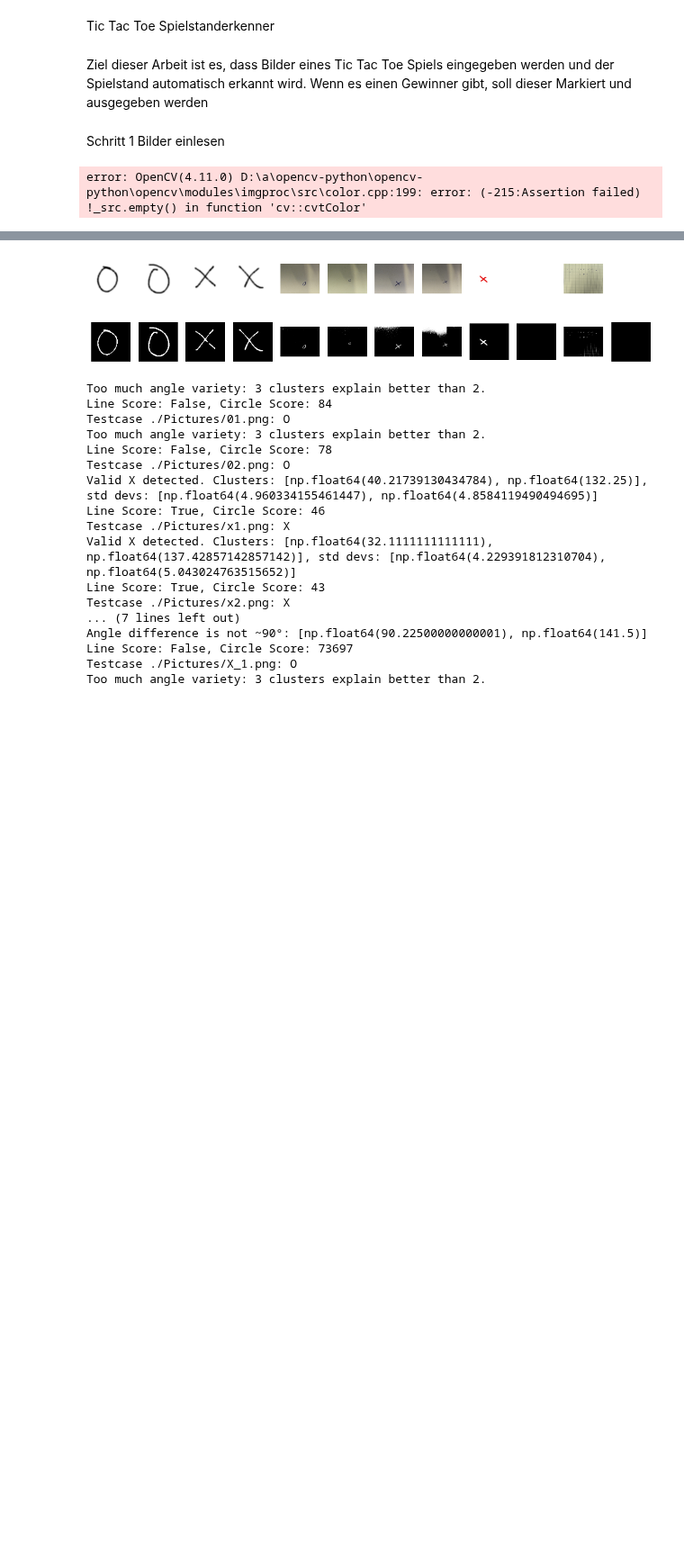
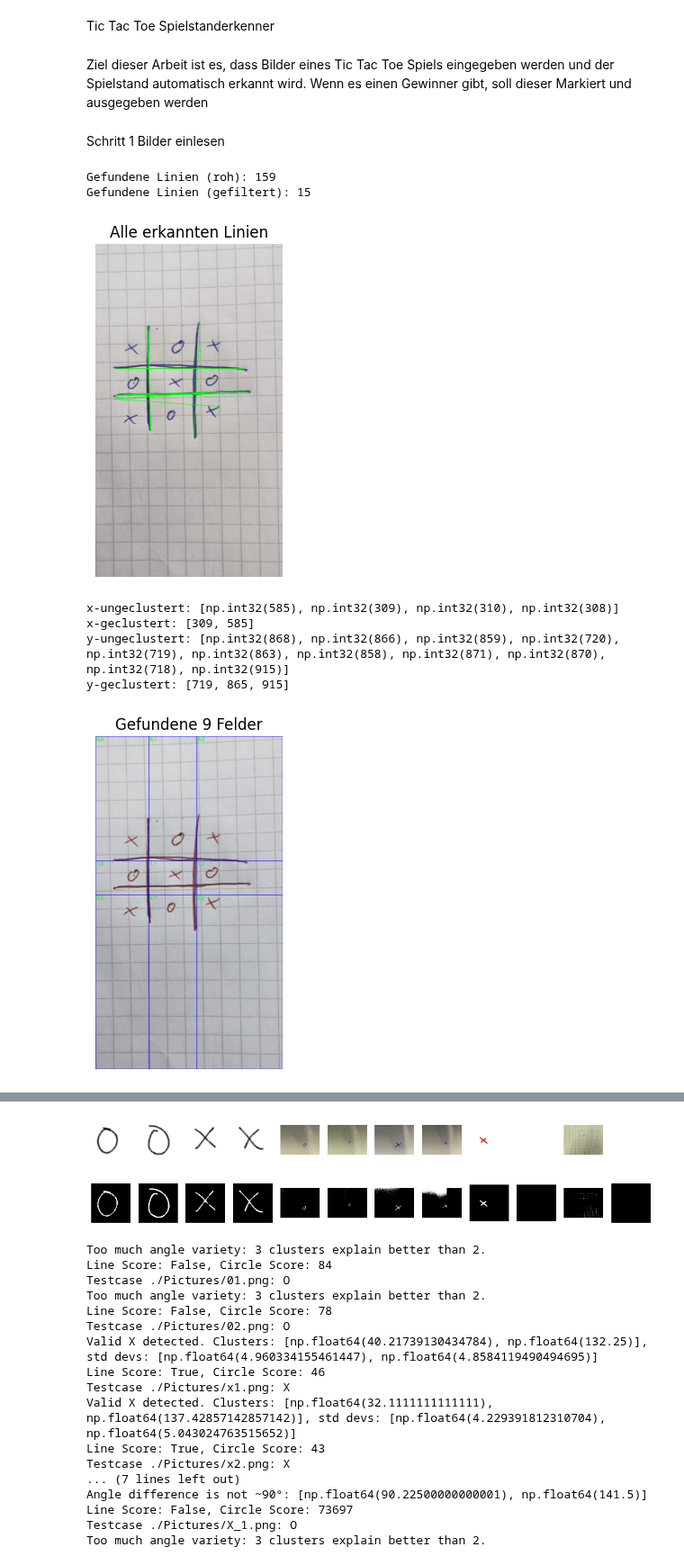
Before and after one commit to eFabi11/2D_Computergrafik_2025, a Jupyter notebook: Abschlussprojekt_Tic_Tac_Toe/Abschlussprojekt.ipynb, the cells around one changed output, grey strips where cells are left out. Shown at 90% size. Saved outputs shown, nothing was run; the diff lists cells and outputs as text; code cells hidden in the pictures; blank space fills up the shorter version.

Commit message:
verschlimmbessert grid erkennung

```diff
--- a/Abschlussprojekt_Tic_Tac_Toe/Abschlussprojekt.ipynb
+++ b/Abschlussprojekt_Tic_Tac_Toe/Abschlussprojekt.ipynb
@@ -5,6 +5,7 @@ Ziel dieser Arbeit ist es, dass Bilder eines Tic Tac Toe Spiels eingegeben werde
 # %% [markdown]
 Schritt 1 Bilder einlesen
 # %%
+import math
 import cv2
 import numpy as np
 import matplotlib.pyplot as plt
@@ -89,22 +90,56 @@ def detect_tic_tac_toe_grid(img_path):
         cv2.THRESH_BINARY_INV,
         blockSize=51, C=7
     )
-    show_image(binary, "Binary Threshold")
+    #show_image(binary, "Binary Threshold")
 
     # extract grid mask
     kernel = cv2.getStructuringElement(cv2.MORPH_RECT, (10,10))
     grid_only = cv2.morphologyEx(binary, cv2.MORPH_CLOSE, kernel)
     grid_only = cv2.morphologyEx(grid_only, cv2.MORPH_OPEN, kernel)
-    show_image(grid_only, "Grid only")
+    #show_image(grid_only, "Grid only")
 
     # detect strong grid lines
-    edges_grid = cv2.Canny(grid_only, 20, 70, apertureSize=3)
+    edges = cv2.Canny(grid_only, 20, 70, apertureSize=3)
+    edges_rotatetd = cv2.Canny(cv2.rotate(grid_only, cv2.ROTATE_90_CLOCKWISE), 20, 70, apertureSize=3)
+    #show_image(edges, "Edges nach Grid Crop")
+    #show_image(edges_rotatetd, "Edges_rotated nach Grid Crop")
+
     h, w = grid_only.shape
-    L = int(min(h,w) * 0.5)
+    min_dim = min(h,w)
+    minL = int(min_dim*0.1)
+    maxG= int(min_dim*0.25)
+
     lines = cv2.HoughLinesP(
-        edges_grid, 1, np.pi/180,
-        threshold=20, minLineLength=L, maxLineGap=20
+        edges, 1, np.pi/180,
+        threshold=15,
+        minLineLength=minL,
+        maxLineGap=maxG
     )
+
+    # Linien im rotierten Bild (sind horizontale dort -> vertikale im Original)
+    lines_rotated = cv2.HoughLinesP(
+        edges_rotatetd, 1, np.pi/180,
+        threshold=15,
+        minLineLength=minL,
+        maxLineGap=maxG
+    )
+
+    def rotate(line):
+        v1 = np.array(line[0][:2])
+        v2 = np.array(line[0][2:])
+        r = np.matrix([[math.cos(np.pi/2), -math.sin(np.pi/2)],
+                       [math.sin(np.pi/2), math.cos(np.pi/2)]])
+
+        v1_rotated = r @ v1.T
+        v2_rotated = r @ v2.T
+        return np.concatenate((v1_rotated, v2_rotated)).astype(int).reshape(1, 4)
+
+
+    for line in lines_rotated:
+        line = rotate(line)
+
+
+    lines = np.concatenate((lines, lines_rotated))
 
     # if no lines found, fallback to contour-crop
     if lines is None or len(lines) == 0:
@@ -135,11 +170,11 @@ def detect_tic_tac_toe_grid(img_path):
         binary = binary[y1:y2, x1:x2]
         grid_only = grid_only[y1:y2, x1:x2]
 
-    show_image(grid_only, "Grid only nach Crop")
+    #show_image(grid_only, "Grid only nach Crop")
 
     # now standard field extraction
     edges = cv2.Canny(grid_only, 20, 70, apertureSize=3)
-    show_image(edges, "Edges nach Grid Crop")
+    #show_image(edges, "Edges nach Grid Crop")
 
     h, w = grid_only.shape
     min_dim = min(h,w)
@@ -151,7 +186,7 @@ def detect_tic_tac_toe_grid(img_path):
         threshold=10, minLineLength=minL, maxLineGap=maxG
     )
     print("Gefundene Linien (roh):", len(lines) if lines is not None else 0)
-    lines = filter_longest_lines(lines, num=12)
+    lines = filter_longest_lines(lines, num=15)
     print("Gefundene Linien (gefiltert):", len(lines))
 
     if lines is not None and len(lines):
@@ -182,32 +217,39 @@ def detect_tic_tac_toe_grid(img_path):
             positionen.append((row, col))
             cv2.rectangle(img_grid, (xa,ya), (xb,yb), (255,0,0), 2)
             cv2.putText(img_grid, f"{row},{col}", (xa+5, ya+25),
                         cv2.FONT_HERSHEY_SIMPLEX, 0.8, (0,255,0), 2)
 
     show_image(cv2.cvtColor(img_grid, cv2.COLOR_BGR2RGB), "Gefundene 9 Felder")
     return field_bilder, positionen
 
 def crop_and_resize_field(field_img, size=96, pad_color=(255,255,255)):
     h,w = field_img.shape[:2]
     scale = size / max(h,w)
     nh,nw = int(h*scale), int(w*scale)
     resized = cv2.resize(field_img, (nw,nh), interpolation=cv2.INTER_AREA)
     canvas = np.full((size,size,3), pad_color, dtype=np.uint8)
     ys, xs = (size-nh)//2, (size-nw)//2
     canvas[ys:ys+nh, xs:xs+nw] = resized
     return canvas
 
 def show_9_fields(field_bilder, positionen, size=96):
     fig, axs = plt.subplots(3,3, figsize=(8,8))
     for img_cell,(r,c) in zip(field_bilder, positionen):
         norm = crop_and_resize_field(img_cell, size)
         axs[r,c].imshow(cv2.cvtColor(norm, cv2.COLOR_BGR2RGB))
         axs[r,c].axis('off')
     plt.tight_layout()
     plt.show()
 
 # Beispiel-Aufruf
-field_bilder, positionen = detect_tic_tac_toe_grid('noisy_2.png')
+field_bilder, positionen = detect_tic_tac_toe_grid('Test_Fabi/noisy_2.png')
 show_9_fields(field_bilder, positionen)
 # %% [output]
-error: OpenCV(4.11.0) D:\a\opencv-python\opencv-python\opencv\modules\imgproc\src\color.cpp:199: error: (-215:Assertion failed) !_src.empty() in function 'cv::cvtColor'
+Gefundene Linien (roh): 159
+Gefundene Linien (gefiltert): 15
+[figure, added]
+x-ungeclustert: [np.int32(585), np.int32(309), np.int32(310), np.int32(308)]
+x-geclustert: [309, 585]
+y-ungeclustert: [np.int32(868), np.int32(866), np.int32(859), np.int32(720), np.int32(719), np.int32(863), np.int32(858), np.int32(871), np.int32(870), np.int32(718), np.int32(915)]
+y-geclustert: [719, 865, 915]
+[figure, added]
```
Also changed, not shown: parts of 1 cell of this notebook, 3 other files.
